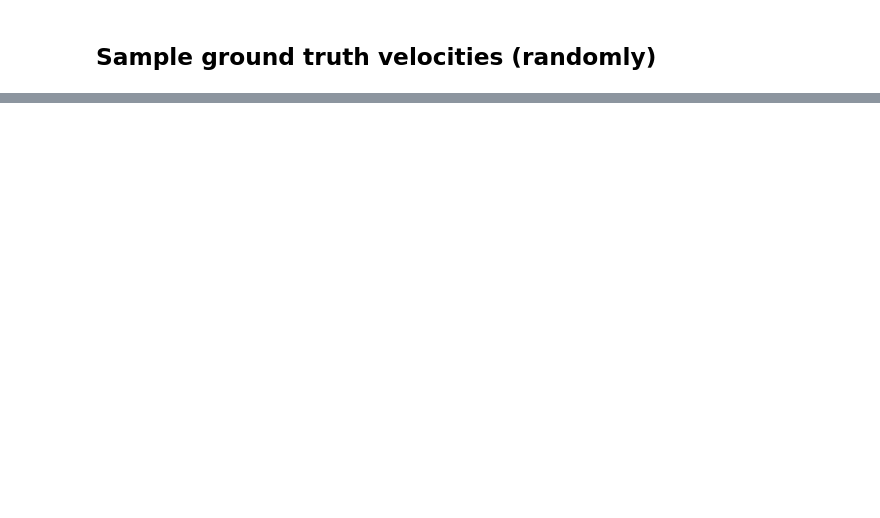
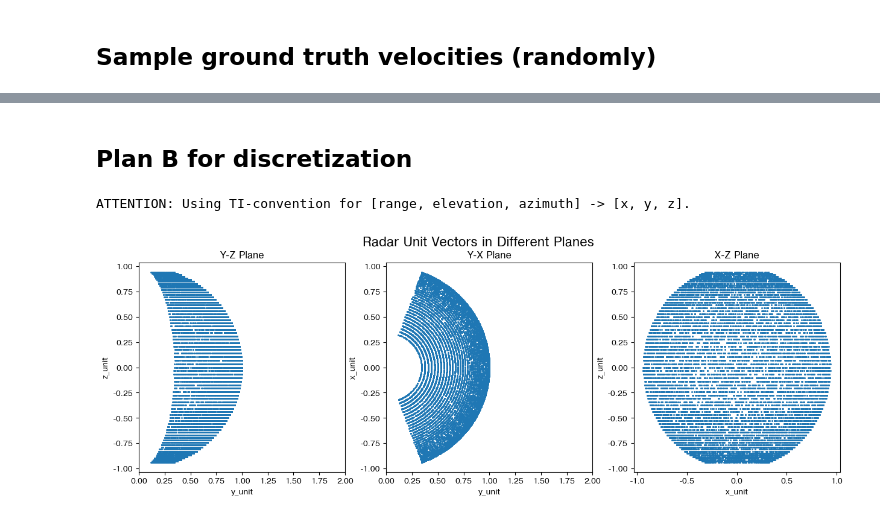
Before and after one commit to Maexerich/Radar, a Jupyter notebook: Radar_discretization/Discretization_effect.ipynb, the cells around one changed output, grey strips where cells are left out. Saved outputs shown, nothing was run; the diff lists cells and outputs as text; code cells hidden in the pictures; blank space fills up the shorter version.

```diff
--- a/Radar_discretization/Discretization_effect.ipynb
+++ b/Radar_discretization/Discretization_effect.ipynb
@@ -103,0 +223,27 @@ print(n_points)
+# %% [markdown]
+## Plan B for discretization
+# %%
+# Define the bins for discretization based on manual inputs
+azimuth_bins = np.linspace(-70, 70, 64)
+elevation_bins = np.linspace(-70, 70, 64)
+
+azimuth_precision = 1.5
+elevation_precision = 2
+range_precision = 0.2
+doppler_precision = 0.04
+
+# Discretize each column of radar_array
+azimuth_discretized = np.round(np.round(radar_array[:, 0] / azimuth_precision) * azimuth_precision, 2)
+elevation_discretized = np.round(np.round(radar_array[:, 1] / elevation_precision) * elevation_precision, 2)
+# Discretize range and doppler based on precision
+range_discretized = np.round(radar_array[:, 2] / range_precision) * range_precision
+doppler_discretized = np.round(radar_array[:, 3] / doppler_precision) * doppler_precision
+
+# Combine the discretized columns into radar_array_discretized
+radar_array_discretized = np.vstack((azimuth_discretized, elevation_discretized, range_discretized, doppler_discretized)).T
+                                    #  radar_array[:,4:7])).T
+
+plot_radar_unit_vectors(data=radar_array_discretized[:,0:3], type="spherical", angle_unit="degrees")
+# %% [output]
+ATTENTION: Using TI-convention for [range, elevation, azimuth] -> [x, y, z].
+[figure, added]
```
Also changed, not shown: parts of 18 cells of this notebook, 2 other files.
